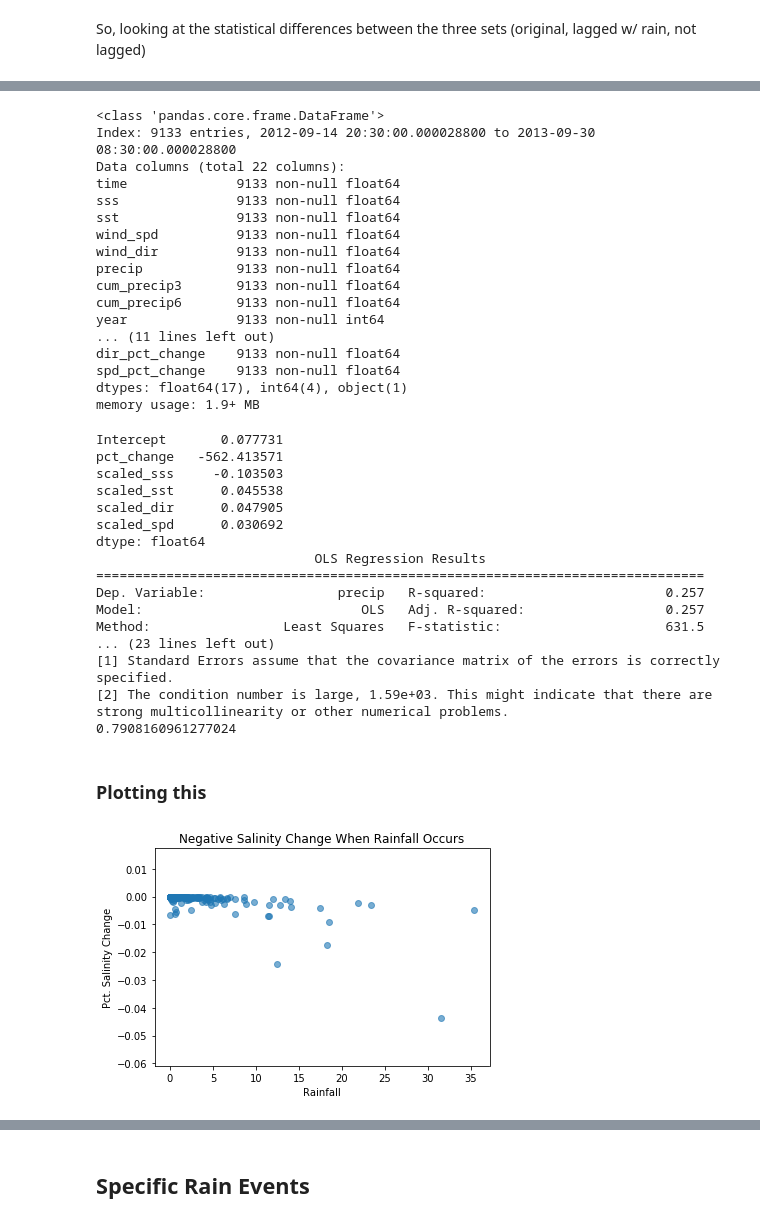
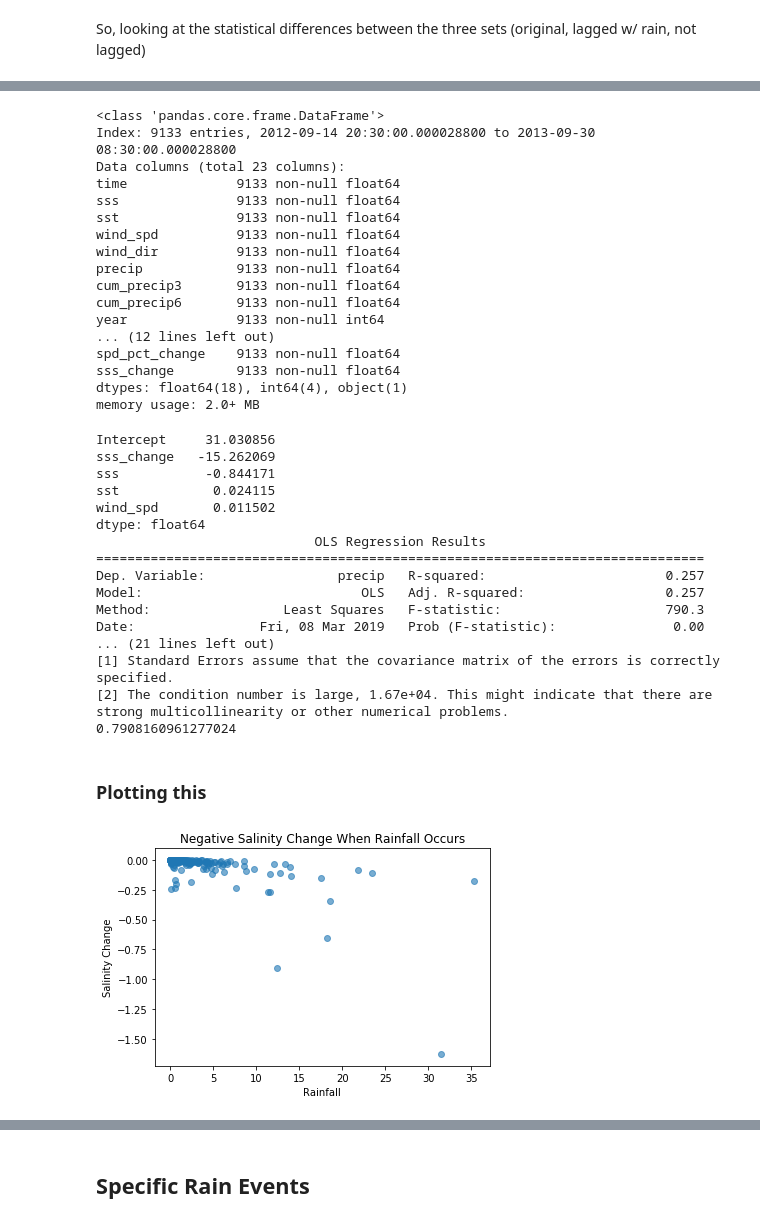
Before and after one commit to uncw-cubesat-lab/rain-class, a Jupyter notebook: Intuitive Look at Precipitation Measures.ipynb, the cells around one changed output, grey strips where cells are left out. Cells and saved outputs as stored; diff of their text form; code cells hidden in the pictures.

```diff
--- a/Intuitive Look at Precipitation Measures.ipynb
+++ b/Intuitive Look at Precipitation Measures.ipynb
@@ -10,10 +12,12 @@ import seaborn as sns
 %matplotlib inline
 # %%
 data = pd.read_csv('data.csv')
+data['sss_change'] = data['sss'].diff().fillna(0)
 data2 = pd.read_csv('data2.csv')
+data2['sss_change'] = data2['sss'].diff().fillna(0)
 data = data.set_index('new_time')
 data2 = data2.set_index('new_time')
-data2.head()
+data[data['precip']>0].head()
 # %% [output]
 |  | time | sss | sst | wind_spd | wind_dir | precip | cum_precip3 | cum_precip6 | year | month | ... |
 | new_time |  |  |  |  |  |  |  |  |  |  | ... |
@@ -292,8 +445,8 @@ So every correlation is much worse when we try to lag rainfall by an hour... doe
 # %% [markdown]
 ## Only Rain Events That Changed Salinity?
 # %%
-wishful_thinking = data[(data['precip'] > 1e-4) & (data['pct_change'] < 0)]
-wishful_thinking
+first_one = data[(data['precip'] > 1e-4) & (data['sss_change'] < 0)]
+first_one
 # %% [output]
 |  | time | sss | sst | wind_spd | wind_dir | precip | cum_precip3 | cum_precip6 | year | month | ... |
 | new_time |  |  |  |  |  |  |  |  |  |  | ... |
@@ -480,7 +659,7 @@ data.info()
 # %% [output]
 <class 'pandas.core.frame.DataFrame'>
 Index: 9133 entries, 2012-09-14 20:30:00.000028800 to 2013-09-30 08:30:00.000028800
-Data columns (total 22 columns):
+Data columns (total 23 columns):
 time              9133 non-null float64
 sss               9133 non-null float64
 sst               9133 non-null float64
@@ -490,44 +669,44 @@ precip            9133 non-null float64
 cum_precip3       9133 non-null float64
 cum_precip6       9133 non-null float64
 year              9133 non-null int64
-... (11 lines left out)
-dir_pct_change    9133 non-null float64
+... (12 lines left out)
 spd_pct_change    9133 non-null float64
-dtypes: float64(17), int64(4), object(1)
-memory usage: 1.9+ MB
+sss_change        9133 non-null float64
+dtypes: float64(18), int64(4), object(1)
+memory usage: 2.0+ MB
 # %%
 import statsmodels.api as sm
 from statsmodels.formula.api import ols
 
-model = ols("precip ~ pct_change + scaled_sss + scaled_sst + scaled_dir + scaled_spd", data=data).fit()
+model = ols("precip ~ sss_change + sss + sst + wind_spd", data=data).fit()
 print(model.params)
 print(model.summary())
 print(model.mse_total)
 # %% [output]
-Intercept       0.077731
-pct_change   -562.413571
-scaled_sss     -0.103503
-scaled_sst      0.045538
-scaled_dir      0.047905
-scaled_spd      0.030692
+Intercept     31.030856
+sss_change   -15.262069
+sss           -0.844171
+sst            0.024115
+wind_spd       0.011502
 dtype: float64
                             OLS Regression Results
 ==============================================================================
 Dep. Variable:                 precip   R-squared:                       0.257
 Model:                            OLS   Adj. R-squared:                  0.257
-Method:                 Least Squares   F-statistic:                     631.5
-... (23 lines left out)
+Method:                 Least Squares   F-statistic:                     790.3
+Date:                Fri, 08 Mar 2019   Prob (F-statistic):               0.00
+... (21 lines left out)
 [1] Standard Errors assume that the covariance matrix of the errors is correctly specified.
-[2] The condition number is large, 1.59e+03. This might indicate that there are
+[2] The condition number is large, 1.67e+04. This might indicate that there are
 strong multicollinearity or other numerical problems.
 0.7908160961277024
 # %% [markdown]
 ### Plotting this
 # %%
-plt.scatter(wishful_thinking['precip'], wishful_thinking['pct_change'], alpha=0.6)
+plt.scatter(first_one['precip'], first_one['sss_change'], alpha=0.6)
 plt.title('Negative Salinity Change When Rainfall Occurs')
 plt.xlabel('Rainfall')
-plt.ylabel('Pct. Salinity Change');
+plt.ylabel('Salinity Change');
 # %% [output]
-[figure, old version]
+[figure, new version]
 # %%
```
Also changed, not shown: parts of 108 cells of this notebook.
